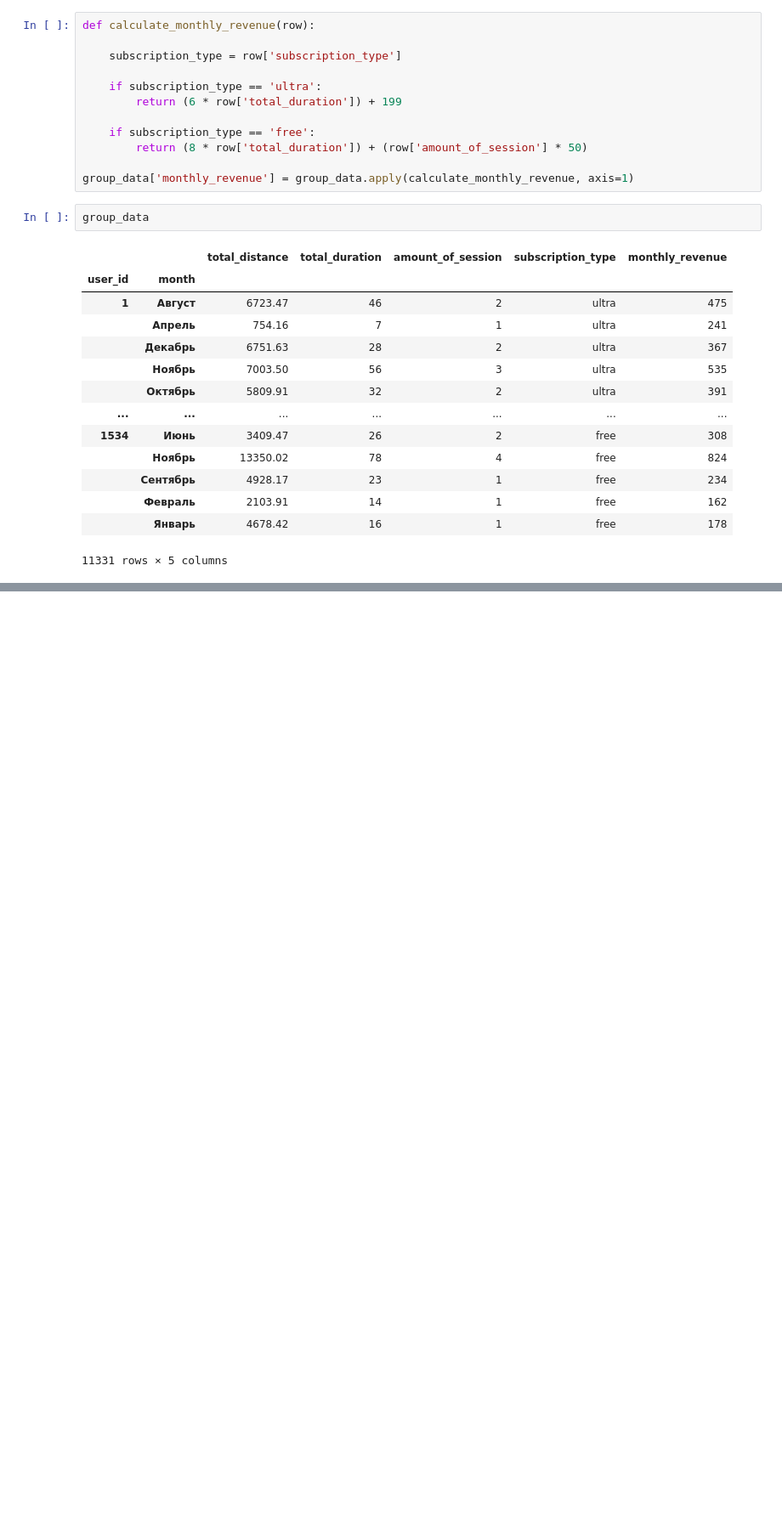
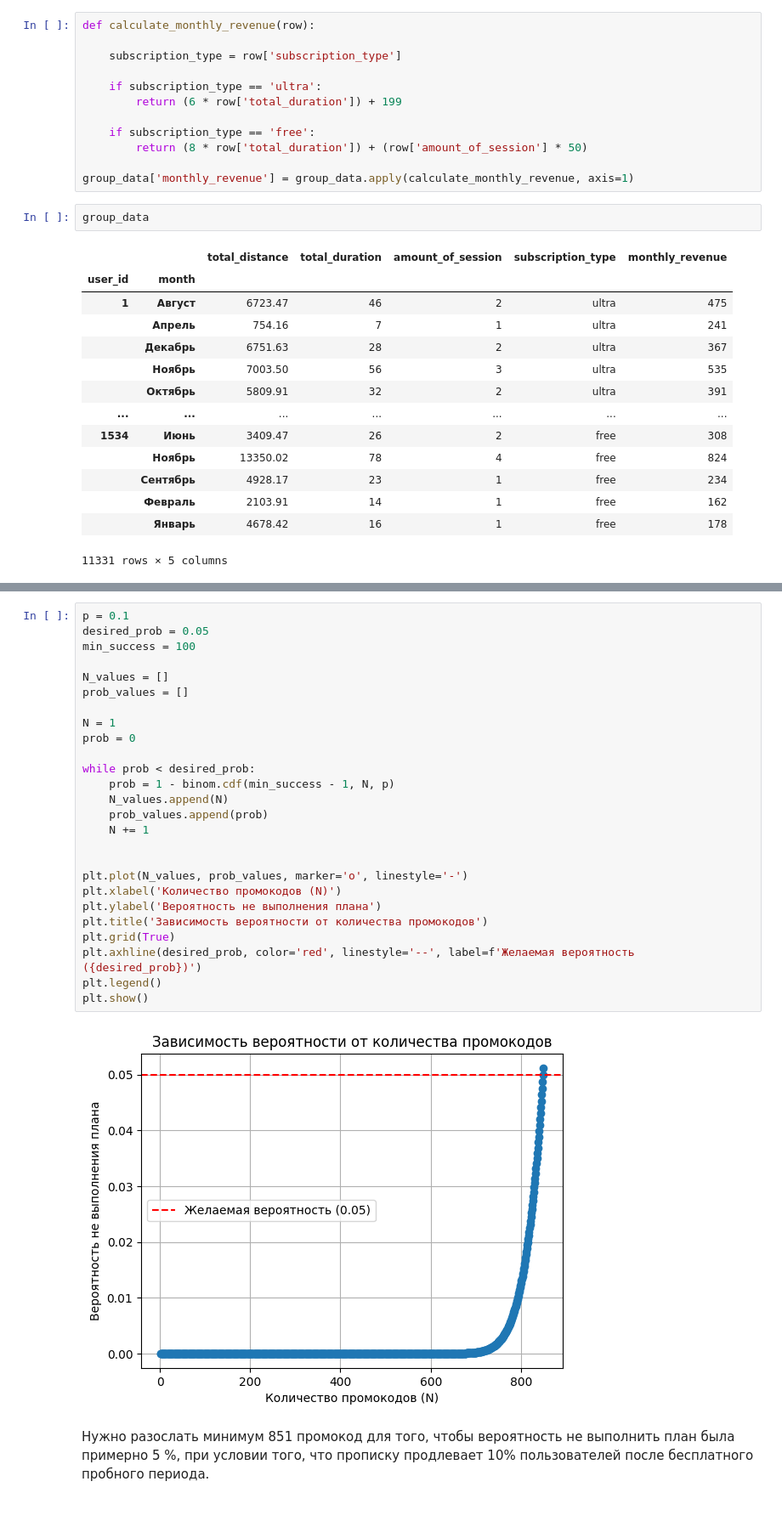
Before and after one commit to ivangolt/yandex_practicum-ds, a Jupyter notebook: 06.usersGo/userGo.ipynb, the cells around one changed output, grey strips where cells are left out. Shown at 85% size. Saved outputs shown, nothing was run; the diff lists cells and outputs as text; blank space fills up the shorter version.

```diff
--- a/06.usersGo/userGo.ipynb
+++ b/06.usersGo/userGo.ipynb
@@ -529,0 +772,32 @@ group_data
+# %%
+p = 0.1
+desired_prob = 0.05
+min_success = 100
+
+N_values = []
+prob_values = []
+
+N = 1
+prob = 0
+
+while prob < desired_prob:
+    prob = 1 - binom.cdf(min_success - 1, N, p)
+    N_values.append(N)
+    prob_values.append(prob)
+    N += 1
+
+
+plt.plot(N_values, prob_values, marker='o', linestyle='-')
+plt.xlabel('Количество промокодов (N)')
+plt.ylabel('Вероятность не выполнения плана')
+plt.title('Зависимость вероятности от количества промокодов')
+plt.grid(True)
+plt.axhline(desired_prob, color='red', linestyle='--', label=f'Желаемая вероятность ({desired_prob})')
+plt.legend()
+plt.show()
+# %% [output]
+[figure, added]
+# %% [markdown]
+Нужно разослать минимум 851 промокод для того, чтобы вероятность не выполнить план была примерно 5 %, при условии того, что прописку продлевает 10%  пользователей после бесплатного пробного периода.
+# %% [markdown]
+##
```
Also changed, not shown: parts of 60 cells of this notebook.
